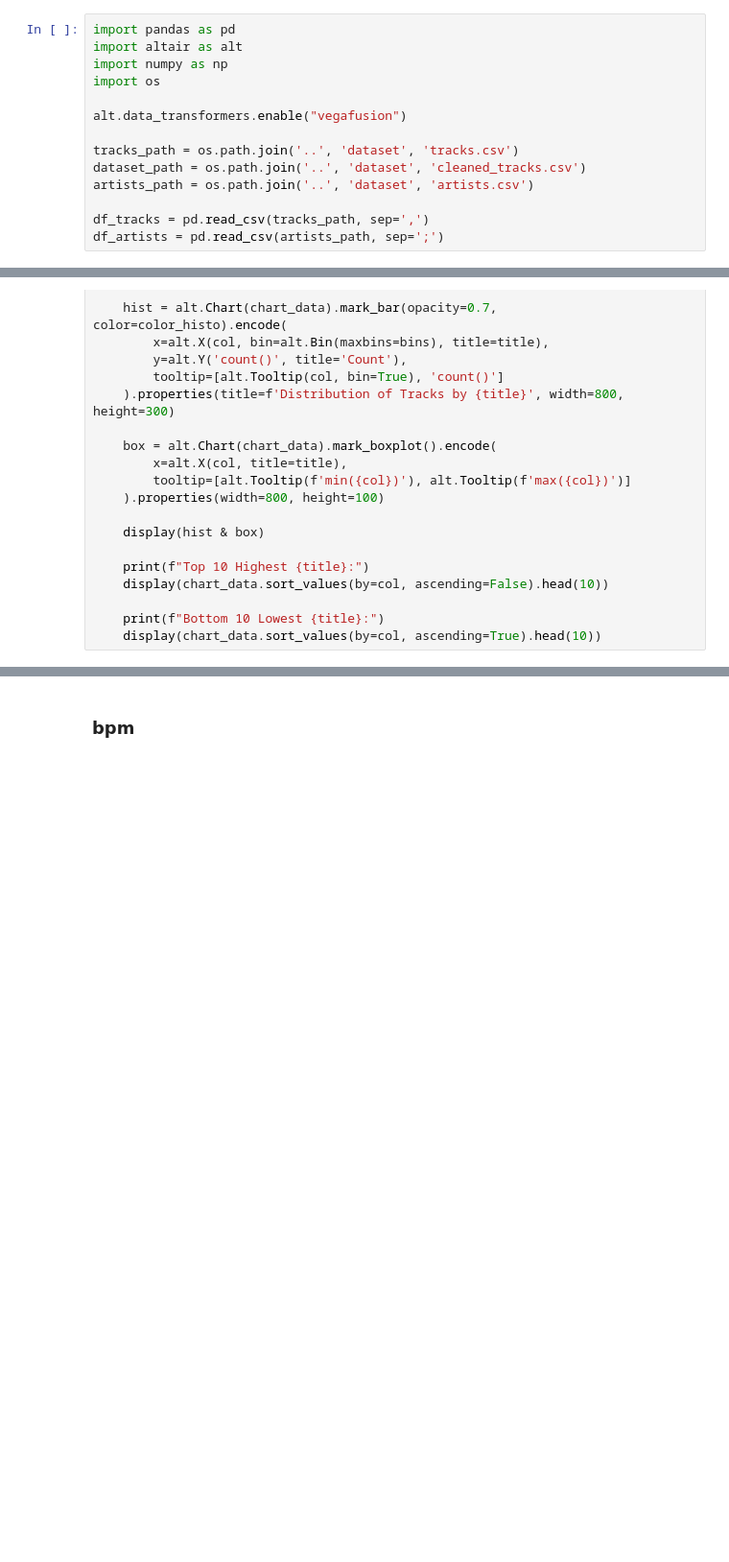
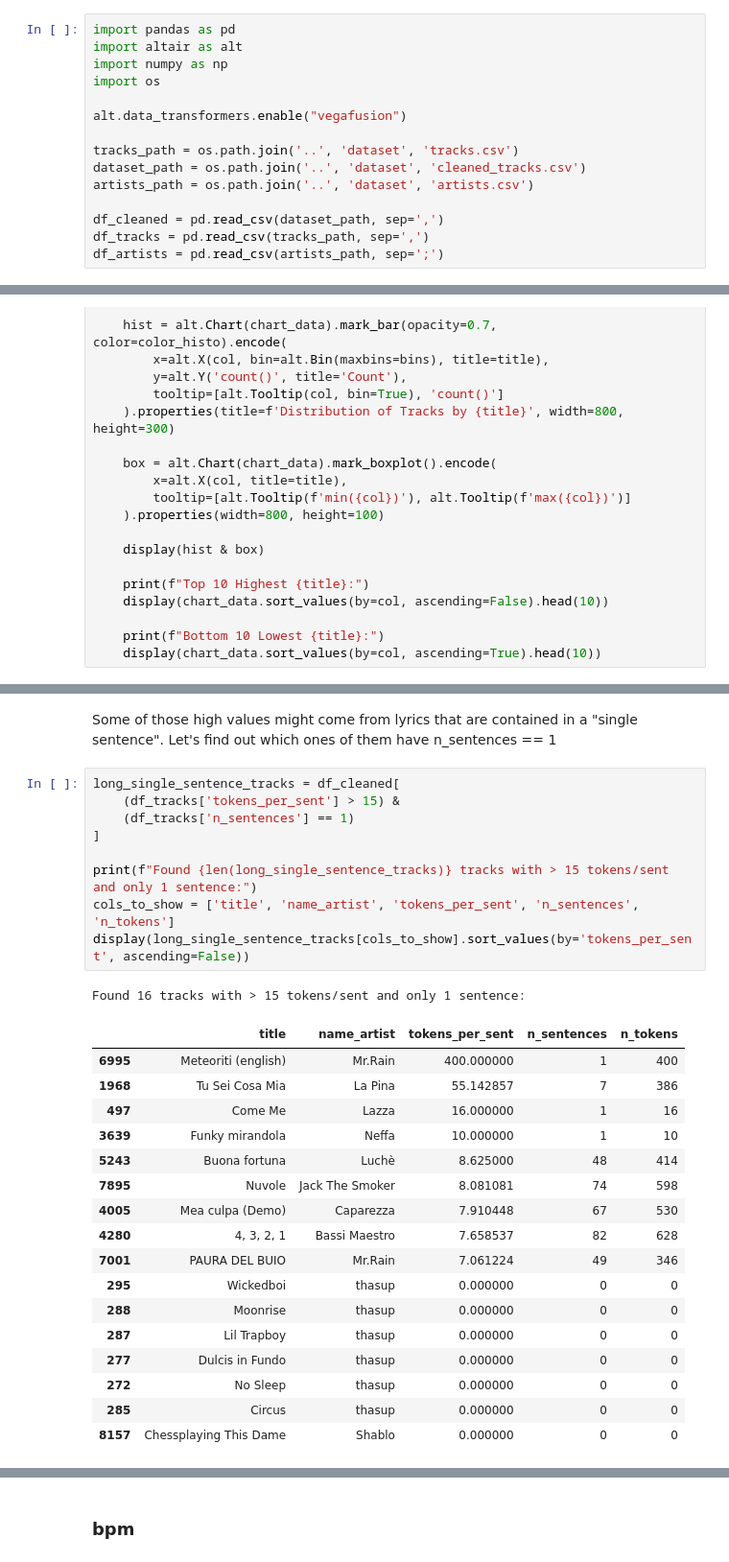
Before and after one commit to jaanisfehling/italian-rap-songs, a Jupyter notebook: data_understanding/data_distribution.ipynb, the cells around one changed output, grey strips where cells are left out. Shown at 96% size. Saved outputs shown, nothing was run; the diff lists cells and outputs as text; blank space fills up the shorter version.

Commit message:
added univariant analysis of lyrics numerical fields

```diff
--- a/data_understanding/data_distribution.ipynb
+++ b/data_understanding/data_distribution.ipynb
@@ -12,6 +12,7 @@ tracks_path = os.path.join('..', 'dataset', 'tracks.csv')
 dataset_path = os.path.join('..', 'dataset', 'cleaned_tracks.csv')
 artists_path = os.path.join('..', 'dataset', 'artists.csv')
 
+df_cleaned = pd.read_csv(dataset_path, sep=',')
 df_tracks = pd.read_csv(tracks_path, sep=',')
 df_artists = pd.read_csv(artists_path, sep=';')
 # %% [markdown]
@@ -42,0 +138,30 @@ def analyze_distribution(df, col, title, color_histo, bins=40):
+# %% [markdown]
+Some of those high values might come from lyrics that are contained in a "single sentence". Let's find out which ones of them have n_sentences == 1
+# %%
+long_single_sentence_tracks = df_cleaned[
+    (df_tracks['tokens_per_sent'] > 15) &
+    (df_tracks['n_sentences'] == 1)
+]
+
+print(f"Found {len(long_single_sentence_tracks)} tracks with > 15 tokens/sent and only 1 sentence:")
+cols_to_show = ['title', 'name_artist', 'tokens_per_sent', 'n_sentences', 'n_tokens']
+display(long_single_sentence_tracks[cols_to_show].sort_values(by='tokens_per_sent', ascending=False))
+# %% [output]
+Found 16 tracks with > 15 tokens/sent and only 1 sentence:
+|  | title | name_artist | tokens_per_sent | n_sentences | n_tokens |
+| 6995 | Meteoriti (english) | Mr.Rain | 400.000000 | 1 | 400 |
+| 1968 | Tu Sei Cosa Mia | La Pina | 55.142857 | 7 | 386 |
+| 497 | Come Me | Lazza | 16.000000 | 1 | 16 |
+| 3639 | Funky mirandola | Neffa | 10.000000 | 1 | 10 |
+| 5243 | Buona fortuna | Luchè | 8.625000 | 48 | 414 |
+| 7895 | Nuvole | Jack The Smoker | 8.081081 | 74 | 598 |
+| 4005 | Mea culpa (Demo) | Caparezza | 7.910448 | 67 | 530 |
+| 4280 | 4, 3, 2, 1 | Bassi Maestro | 7.658537 | 82 | 628 |
+| 7001 | PAURA DEL BUIO | Mr.Rain | 7.061224 | 49 | 346 |
+| 295 | Wickedboi | thasup | 0.000000 | 0 | 0 |
+| 288 | Moonrise | thasup | 0.000000 | 0 | 0 |
+| 287 | Lil Trapboy | thasup | 0.000000 | 0 | 0 |
+| 277 | Dulcis in Fundo | thasup | 0.000000 | 0 | 0 |
+| 272 | No Sleep | thasup | 0.000000 | 0 | 0 |
+| 285 | Circus | thasup | 0.000000 | 0 | 0 |
+| 8157 | Chessplaying This Dame | Shablo | 0.000000 | 0 | 0 |
```
Also changed, not shown: parts of 31 cells of this notebook.
